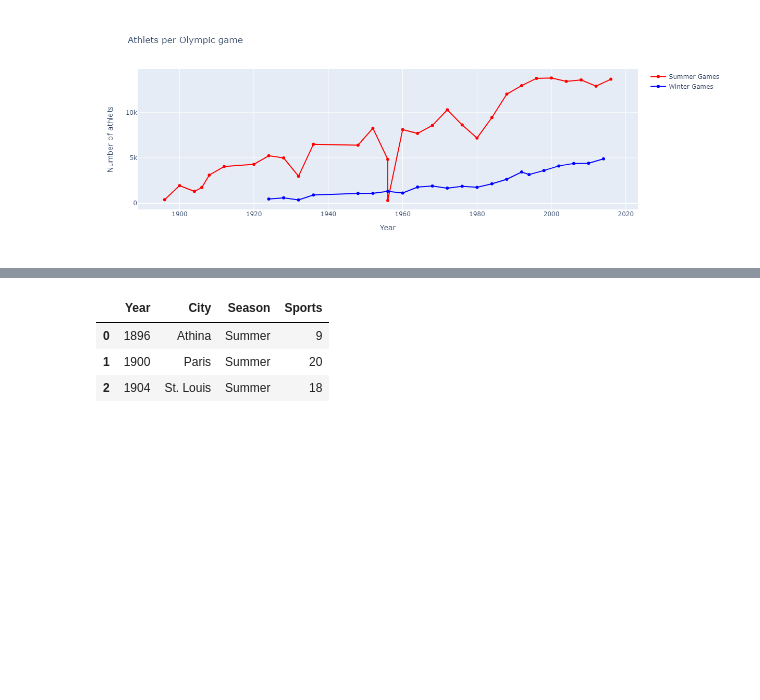
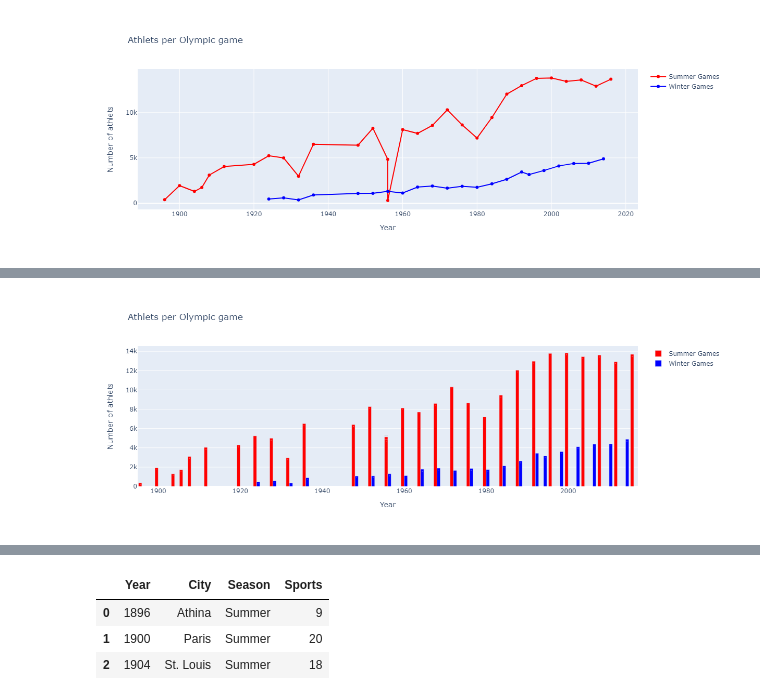
Before and after one commit to jyns417/Datathon, a Jupyter notebook: AhnJinDok/datathon1.ipynb, the cells around one changed output, grey strips where cells are left out. Cells and saved outputs as stored; diff of their text form; code cells hidden in the pictures; blank space fills up the shorter version.

```diff
--- a/AhnJinDok/datathon1.ipynb
+++ b/AhnJinDok/datathon1.ipynb
@@ -162,30 +166,34 @@ iplot(ff.create_table(df2.head(3)), filename='jupyter-table2')
 # %%
 # 막대그래프 생성 커서를 가져다대면 도시 표시
 dfS = df2[df2['Season']=='Summer']; dfW = df2[df2['Season']=='Winter']
 
 traceS = go.Bar(
     x = dfS['Year'],y = dfS['Athlets'],
     name="Summer Games",
     marker=dict(color="Red"),
     text=dfS['City']
 )
 traceW = go.Bar(
     x = dfW['Year'],y = dfW['Athlets'],
     name="Winter Games",
     marker=dict(color="Blue"),
     text=dfS['City']
 )
 
 data = [traceS, traceW]
 layout = dict(title = 'Athlets per Olympic game',
           xaxis = dict(title = 'Year', showticklabels=True),
           yaxis = dict(title = 'Number of athlets'),
           hovermode = 'closest'
          )
 fig = dict(data=data, layout=layout)
 iplot(fig, filename='events-athlets3')
+
+img = Image.open('athlets_per_olympic_game(bar).png')
+display(img)
 # %% [output]
 [interactive output not drawn]
+[figure, added]
 # %%
 #막대 그래프 변형
 traceS = go.Bar(
```
Also changed, not shown: parts of 4 cells of this notebook.
